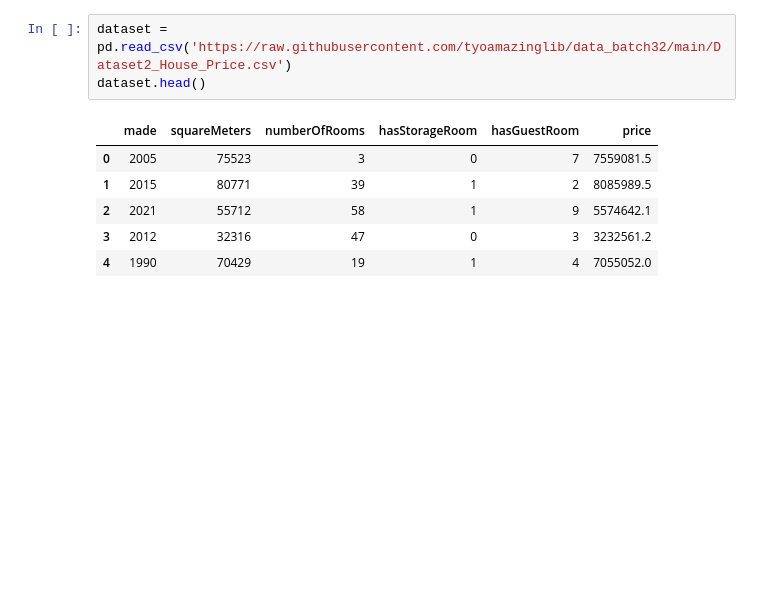
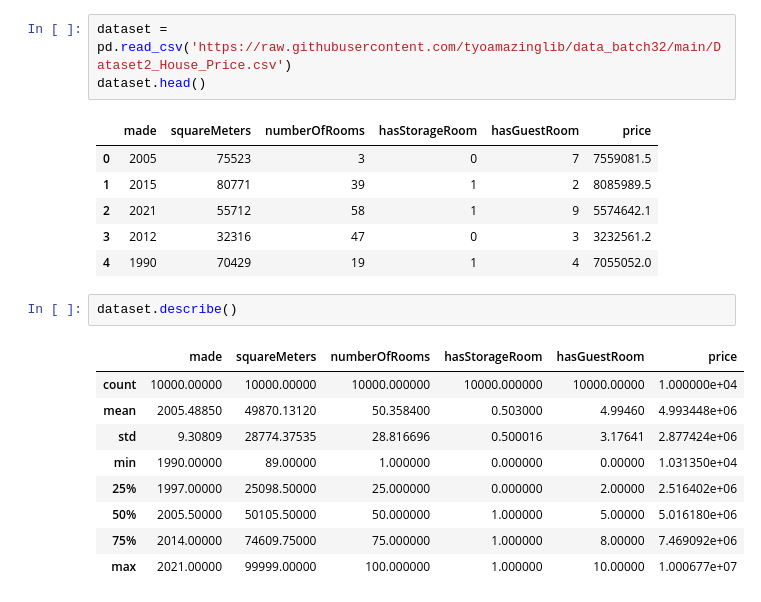
Before and after one commit to fbrainlytcs/digital-skola, a Jupyter notebook: DS50_Sigma_seekers_Final_project.ipynb, the cells around one changed output. Drawn from its saved outputs; the diff is of its cells as text; blank space fills up the shorter version.

```diff
--- a/DS50_Sigma_seekers_Final_project.ipynb
+++ b/DS50_Sigma_seekers_Final_project.ipynb
@@ -17,3 +17,15 @@ dataset.head()
 | 2 | 2021 | 55712 | 58 | 1 | 9 | 5574642.1 |
 | 3 | 2012 | 32316 | 47 | 0 | 3 | 3232561.2 |
 | 4 | 1990 | 70429 | 19 | 1 | 4 | 7055052.0 |
+# %%
+dataset.describe()
+# %% [output]
+|  | made | squareMeters | numberOfRooms | hasStorageRoom | hasGuestRoom | price |
+| count | 10000.00000 | 10000.00000 | 10000.000000 | 10000.000000 | 10000.00000 | 1.000000e+04 |
+| mean | 2005.48850 | 49870.13120 | 50.358400 | 0.503000 | 4.99460 | 4.993448e+06 |
+| std | 9.30809 | 28774.37535 | 28.816696 | 0.500016 | 3.17641 | 2.877424e+06 |
+| min | 1990.00000 | 89.00000 | 1.000000 | 0.000000 | 0.00000 | 1.031350e+04 |
+| 25% | 1997.00000 | 25098.50000 | 25.000000 | 0.000000 | 2.00000 | 2.516402e+06 |
+| 50% | 2005.50000 | 50105.50000 | 50.000000 | 1.000000 | 5.00000 | 5.016180e+06 |
+| 75% | 2014.00000 | 74609.75000 | 75.000000 | 1.000000 | 8.00000 | 7.469092e+06 |
+| max | 2021.00000 | 99999.00000 | 100.000000 | 1.000000 | 10.00000 | 1.000677e+07 |
```
Also changed, not shown: parts of 3 cells of this notebook.
